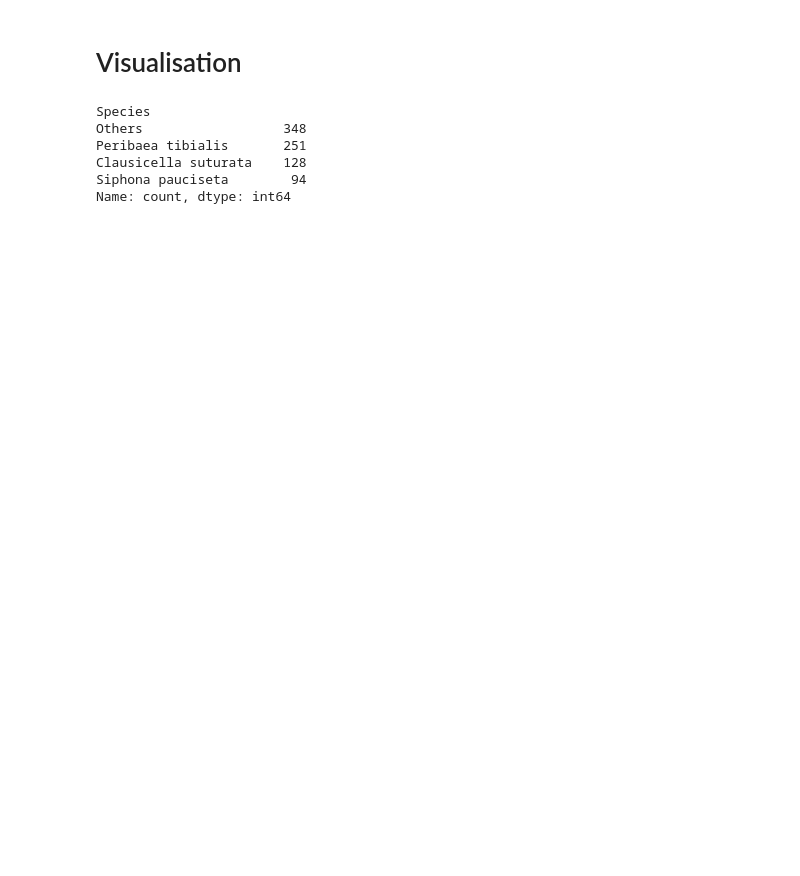
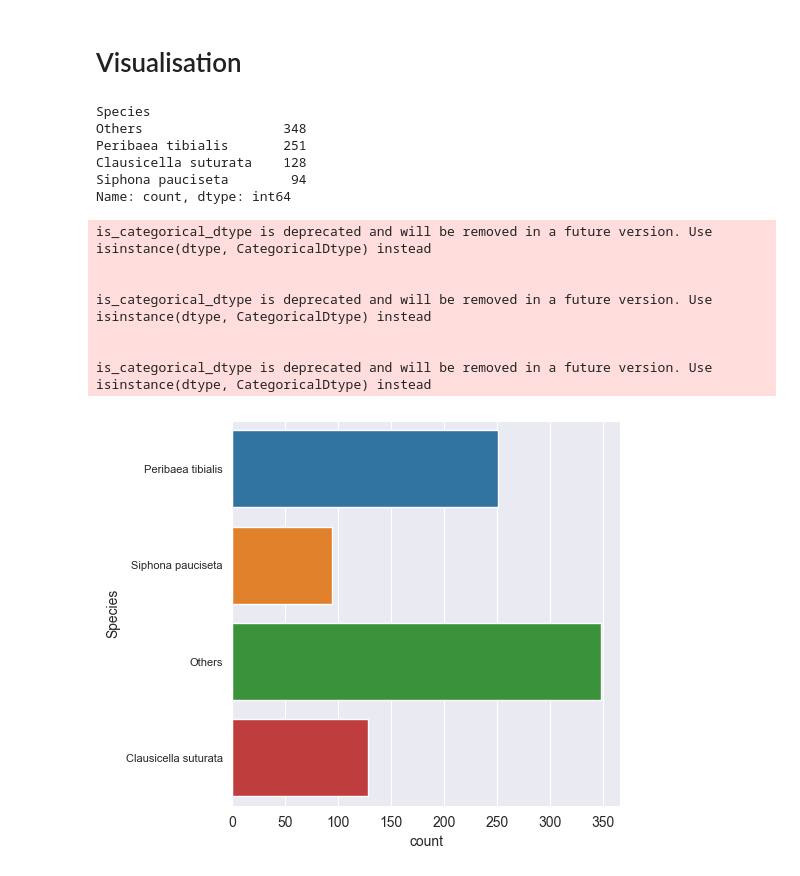
Before and after one commit to JoshAlb21/computer-vision-streamlit-app, a Jupyter notebook: playground/analyze_extracted_volumes.ipynb, the cells around one changed output. Saved outputs shown, nothing was run; the diff lists cells and outputs as text; code cells hidden in the pictures; blank space fills up the shorter version.

```diff
--- a/playground/analyze_extracted_volumes.ipynb
+++ b/playground/analyze_extracted_volumes.ipynb
@@ -111,3 +121,21 @@ Peribaea tibialis       251
 Clausicella suturata    128
 Siphona pauciseta        94
 Name: count, dtype: int64
+# %%
+# Plot species distribution
+sns.set_style("darkgrid")
+plt.figure(figsize=(5, 5))
+ax = sns.countplot(y="Species", data=df_merged)
+ax.set_yticklabels(ax.get_yticklabels(), fontsize=8)#, fontweight='bold')
+
+plt.xticks()
+plt.show()
+# %% [output]
+is_categorical_dtype is deprecated and will be removed in a future version. Use isinstance(dtype, CategoricalDtype) instead
+
+
+is_categorical_dtype is deprecated and will be removed in a future version. Use isinstance(dtype, CategoricalDtype) instead
+
+
+is_categorical_dtype is deprecated and will be removed in a future version. Use isinstance(dtype, CategoricalDtype) instead
+[figure, added]
```
Also changed, not shown: parts of 44 cells of this notebook, 13 other files.
